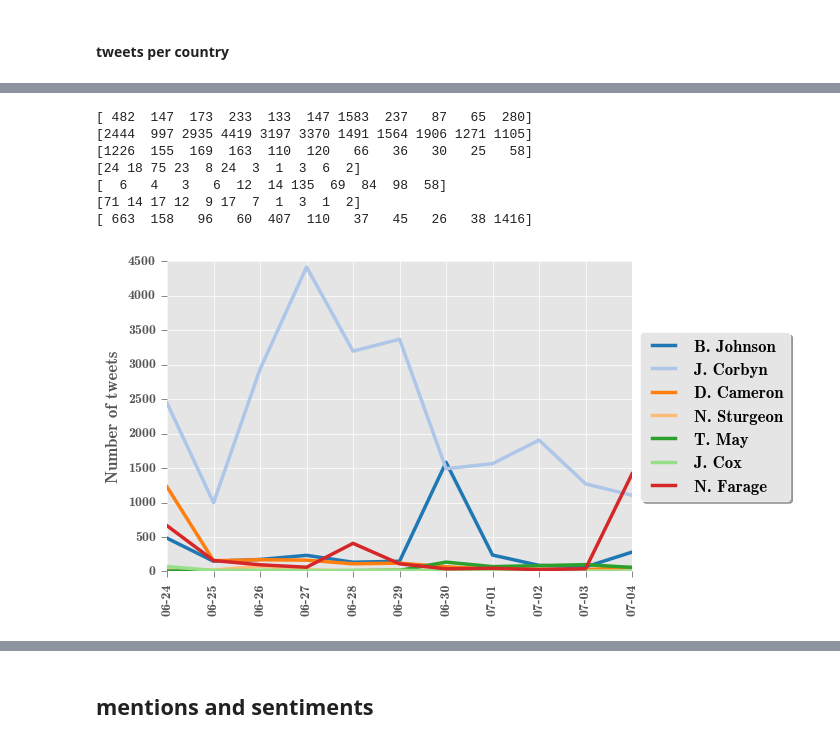
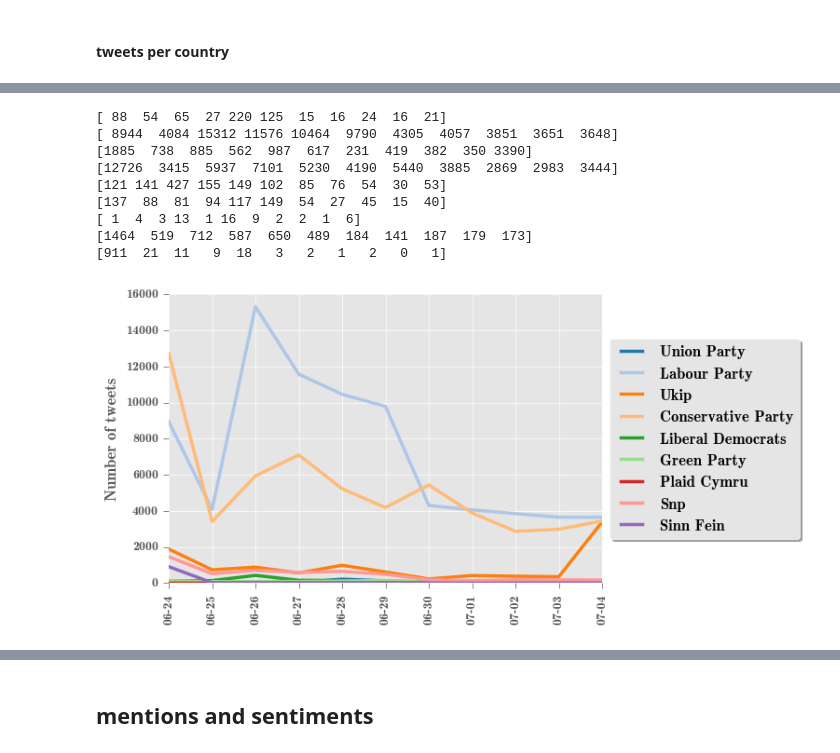
Before and after one commit to cristinadece/TwitterCrisis, a Jupyter notebook: plots_brexit.ipynb, the cells around one changed output, grey strips where cells are left out. Cells and saved outputs as stored; diff of their text form; code cells hidden in the pictures.

Commit message:
last changes to notebook on brexit

```diff
--- a/plots_brexit.ipynb
+++ b/plots_brexit.ipynb
@@ -477,12 +847,14 @@ plotLines(pre_dailyMentionDict, variableNames, "/home/muntean/brexit-enriched/pl
 # %%
-plotLines(post_dailyMentionDict, variableNames, "/home/muntean/brexit-enriched/plots/politician_ht_post.pdf")
+# plotLines(post_dailyMentionDict, variableNames, "/home/muntean/brexit-enriched/plots/parties_mentions_post.pdf")
 # %% [output]
-[ 482  147  173  233  133  147 1583  237   87   65  280]
-[2444  997 2935 4419 3197 3370 1491 1564 1906 1271 1105]
-[1226  155  169  163  110  120   66   36   30   25   58]
-[24 18 75 23  8 24  3  1  3  6  2]
-[  6   4   3   6  12  14 135  69  84  98  58]
-[71 14 17 12  9 17  7  1  3  1  2]
-[ 663  158   96   60  407  110   37   45   26   38 1416]
+[ 88  54  65  27 220 125  15  16  24  16  21]
+[ 8944  4084 15312 11576 10464  9790  4305  4057  3851  3651  3648]
+[1885  738  885  562  987  617  231  419  382  350 3390]
+[12726  3415  5937  7101  5230  4190  5440  3885  2869  2983  3444]
+[121 141 427 155 149 102  85  76  54  30  53]
+[137  88  81  94 117 149  54  27  45  15  40]
+[ 1  4  3 13  1 16  9  2  2  1  6]
+[1464  519  712  587  650  489  184  141  187  179  173]
+[911  21  11   9  18   3   2   1   2   0   1]
-[figure, old version]
+[figure, new version]
 # %%
```
Also changed, not shown: parts of 33 cells of this notebook.
